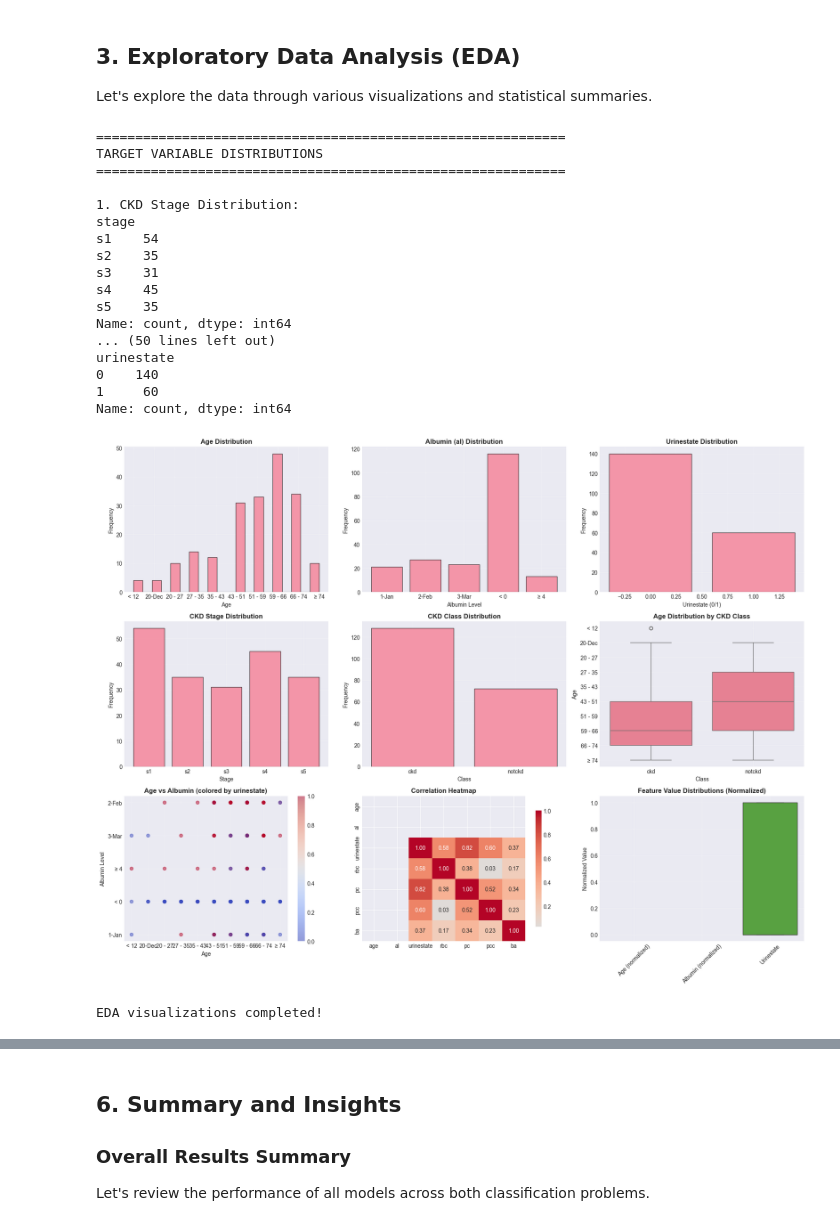
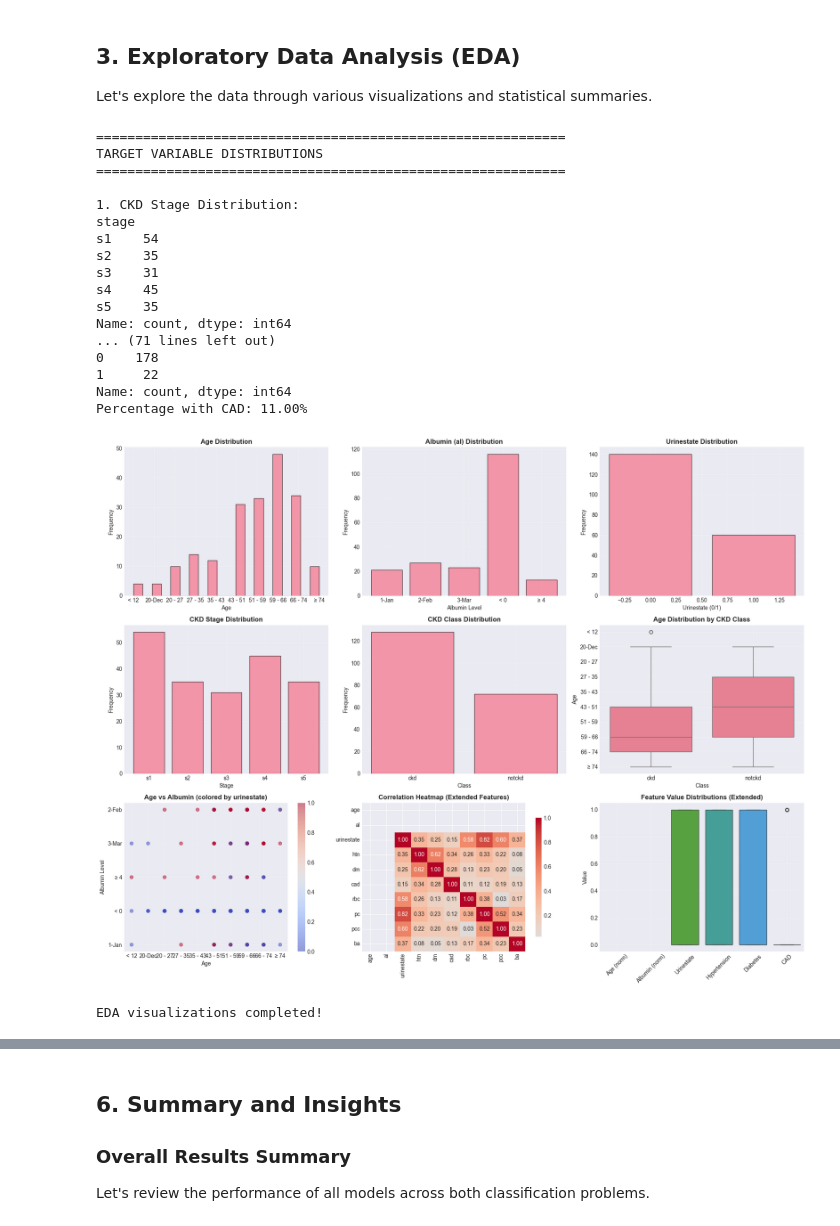
Before and after one commit to SrinivasanR-Srini/CKDAnalysis, a Jupyter notebook: ckd_risk_factor_analysis.ipynb, the cells around one changed output, grey strips where cells are left out. Saved outputs shown, nothing was run; the diff lists cells and outputs as text; code cells hidden in the pictures.

Commit message:
Updates in the analysis, add parameters diabetes mellitus, hypertension, coronary artery disease.

```diff
--- a/ckd_risk_factor_analysis.ipynb
+++ b/ckd_risk_factor_analysis.ipynb
@@ -243,7 +246,7 @@ print((df['class'].value_counts(normalize=True) * 100))
 
 # Feature distributions for selected features
 print("\n" + "=" * 60)
-print("FEATURE DISTRIBUTIONS (age, al, urinestate)")
+print("FEATURE DISTRIBUTIONS (age, al, urinestate, htn, dm, cad)")
 print("=" * 60)
 
 print("\nAge statistics:")
@@ -256,6 +259,18 @@ print(df['al'].value_counts().sort_index())
 
 print("\nUrinestate statistics:")
 print(df['urinestate'].value_counts())
+
+print("\nHypertension (htn) statistics:")
+print(df['htn'].value_counts())
+print(f"Percentage with hypertension: {df['htn'].mean()*100:.2f}%")
+
+print("\nDiabetes Mellitus (dm) statistics:")
+print(df['dm'].value_counts())
+print(f"Percentage with diabetes: {df['dm'].mean()*100:.2f}%")
+
+print("\nCoronary Artery Disease (cad) statistics:")
+print(df['cad'].value_counts())
+print(f"Percentage with CAD: {df['cad'].mean()*100:.2f}%")
 # %% [output]
 ============================================================
 TARGET VARIABLE DISTRIBUTIONS
@@ -269,11 +284,11 @@ s3    31
 s4    45
 s5    35
 Name: count, dtype: int64
-... (50 lines left out)
-urinestate
-0    140
-1     60
+... (71 lines left out)
+0    178
+1     22
 Name: count, dtype: int64
+Percentage with CAD: 11.00%
 # %%
 # Visualizations
 fig, axes = plt.subplots(3, 3, figsize=(18, 14))
@@ -326,45 +341,47 @@ axes[1, 2].grid(True, alpha=0.3)
 scatter = axes[2, 0].scatter(df['age'], df['al'], alpha=0.5, c=df['urinestate'], cmap='coolwarm')
 axes[2, 0].set_title('Age vs Albumin (colored by urinestate)', fontsize=12, fontweight='bold')
 axes[2, 0].set_xlabel('Age')
 axes[2, 0].set_ylabel('Albumin Level')
 axes[2, 0].grid(True, alpha=0.3)
 plt.colorbar(scatter, ax=axes[2, 0])
 
 # Correlation heatmap for selected features
-selected_features = ['age', 'al', 'urinestate', 'rbc', 'pc', 'pcc', 'ba']
+selected_features = ['age', 'al', 'urinestate', 'htn', 'dm', 'cad', 'rbc', 'pc', 'pcc', 'ba']
 # Ensure all selected features are numeric
 selected_df = df[selected_features].copy()
 # Convert any non-numeric columns to numeric, coercing errors to NaN
 for col in selected_features:
     selected_df[col] = pd.to_numeric(selected_df[col], errors='coerce')
 corr_matrix = selected_df.corr()
 sns.heatmap(corr_matrix, annot=True, fmt='.2f', cmap='coolwarm',
             center=0, ax=axes[2, 1], cbar_kws={'shrink': 0.8})
-axes[2, 1].set_title('Correlation Heatmap', fontsize=12, fontweight='bold')
+axes[2, 1].set_title('Correlation Heatmap (Extended Features)', fontsize=12, fontweight='bold')
 
 # Feature importance overview
-feature_data = df[['age', 'al', 'urinestate']].copy()
+feature_data = df[['age', 'al', 'urinestate', 'htn', 'dm', 'cad']].copy()
 # Convert to numeric, handling any string values
-feature_data['age'] = pd.to_numeric(feature_data['age'], errors='coerce')
-feature_data['al'] = pd.to_numeric(feature_data['al'], errors='coerce')
-feature_data['urinestate'] = pd.to_numeric(feature_data['urinestate'], errors='coerce')
+for col in ['age', 'al', 'urinestate', 'htn', 'dm', 'cad']:
+    feature_data[col] = pd.to_numeric(feature_data[col], errors='coerce')
 normalized_data = pd.DataFrame({
-    'Age (normalized)': feature_data['age'] / feature_data['age'].max(),
-    'Albumin (normalized)': feature_data['al'] / feature_data['al'].max(),
-    'Urinestate': feature_data['urinestate']
+    'Age (norm)': feature_data['age'] / feature_data['age'].max(),
+    'Albumin (norm)': feature_data['al'] / feature_data['al'].max(),
+    'Urinestate': feature_data['urinestate'],
+    'Hypertension': feature_data['htn'],
+    'Diabetes': feature_data['dm'],
+    'CAD': feature_data['cad']
 })
 sns.boxplot(data=normalized_data, ax=axes[2, 2])
-axes[2, 2].set_title('Feature Value Distributions (Normalized)', fontsize=12, fontweight='bold')
-axes[2, 2].set_ylabel('Normalized Value')
+axes[2, 2].set_title('Feature Value Distributions (Extended)', fontsize=12, fontweight='bold')
+axes[2, 2].set_ylabel('Value')
 axes[2, 2].grid(True, alpha=0.3)
 axes[2, 2].tick_params(axis='x', rotation=45)
 
 plt.tight_layout()
 plt.show()
 
 print("EDA visualizations completed!")
 # %% [output]
-[figure, old version]
+[figure, new version]
 EDA visualizations completed!
 # %% [markdown]
 ## 4. Problem 1: Multi-class Classification for CKD Stage
```
Also changed, not shown: parts of 16 cells of this notebook, 1 other file.
